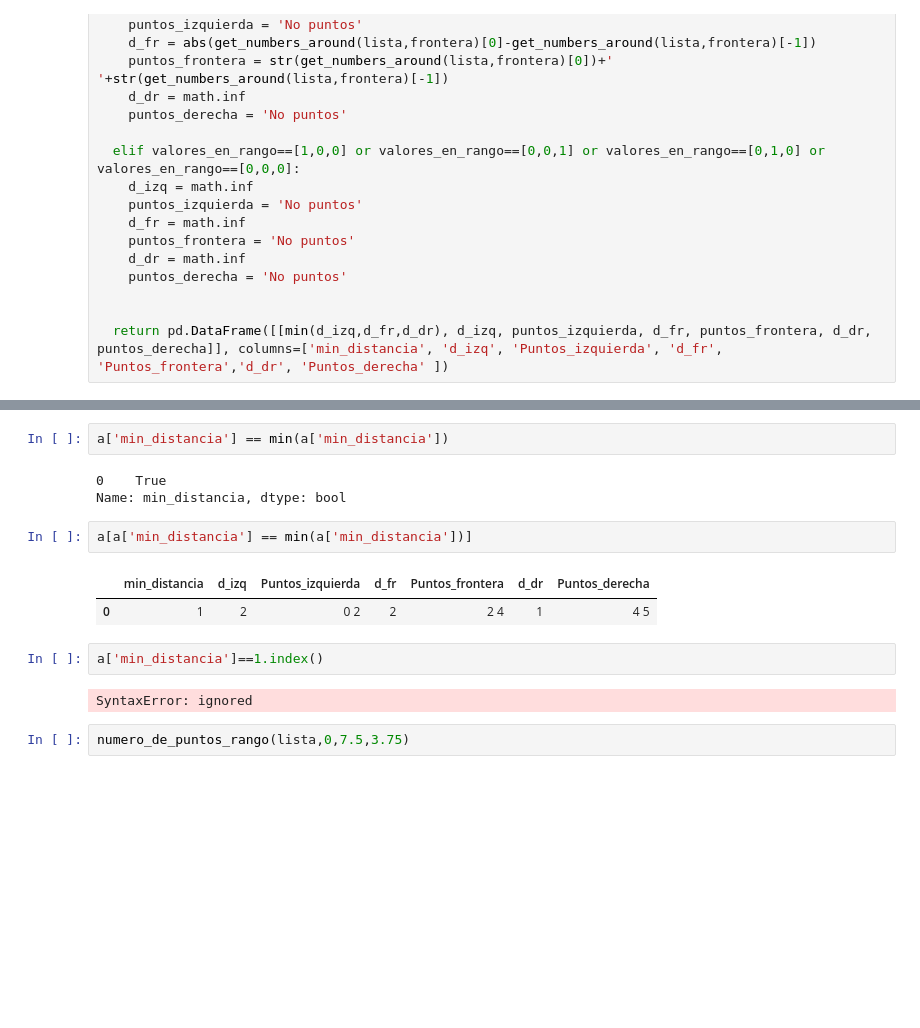
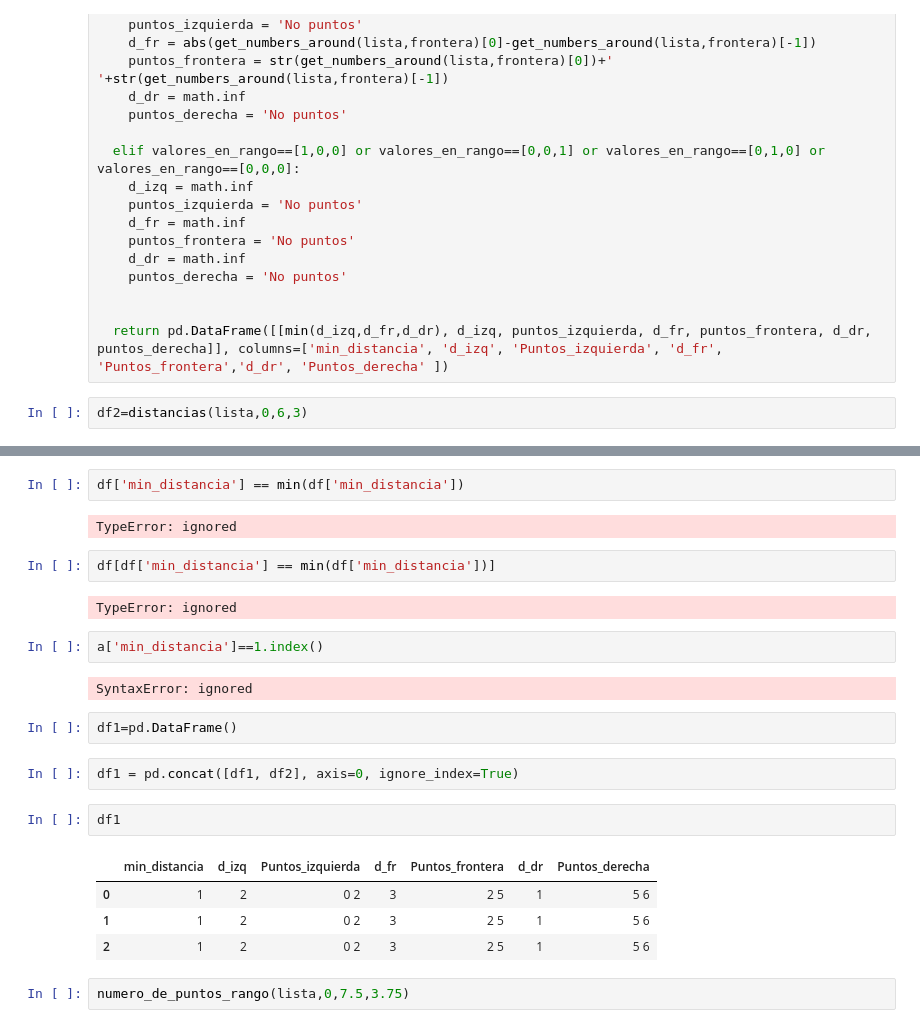
Before and after one commit to DanielAguileraGarcia1991/03MAIR---Algoritmos-de-Optimizacion---2019, a Jupyter notebook: Daniel_Aguilera_Garcia_AG1.ipynb, the cells around one changed output, grey strips where cells are left out. Cells and saved outputs as stored; diff of their text form; blank space fills up the shorter version.

```diff
--- a/Daniel_Aguilera_Garcia_AG1.ipynb
+++ b/Daniel_Aguilera_Garcia_AG1.ipynb
@@ -416,3 +416,5 @@ def distancias(lista,limite_izq,limite_dr,frontera):
 
 
   return pd.DataFrame([[min(d_izq,d_fr,d_dr), d_izq, puntos_izquierda, d_fr, puntos_frontera, d_dr, puntos_derecha]], columns=['min_distancia', 'd_izq', 'Puntos_izquierda', 'd_fr', 'Puntos_frontera','d_dr', 'Puntos_derecha' ])
+# %%
+df2=distancias(lista,0,6,3)
@@ -444,17 +449,26 @@ divide_y_venceras(np.sort(lista),lista[0],lista[-1])
 # %%
-a['min_distancia'] == min(a['min_distancia'])
+df['min_distancia'] == min(df['min_distancia'])
 # %% [output]
-0    True
-Name: min_distancia, dtype: bool
+TypeError: ignored
 # %%
-a[a['min_distancia'] == min(a['min_distancia'])]
+df[df['min_distancia'] == min(df['min_distancia'])]
 # %% [output]
-|  | min_distancia | d_izq | Puntos_izquierda | d_fr | Puntos_frontera | d_dr | Puntos_derecha |
-| 0 | 1 | 2 | 0 2 | 2 | 2 4 | 1 | 4 5 |
+TypeError: ignored
 # %%
 a['min_distancia']==1.index()
 # %% [output]
 SyntaxError: ignored
+# %%
+df1=pd.DataFrame()
+# %%
+df1 = pd.concat([df1, df2], axis=0, ignore_index=True)
+# %%
+df1
+# %% [output]
+|  | min_distancia | d_izq | Puntos_izquierda | d_fr | Puntos_frontera | d_dr | Puntos_derecha |
+| 0 | 1 | 2 | 0 2 | 3 | 2 5 | 1 | 5 6 |
+| 1 | 1 | 2 | 0 2 | 3 | 2 5 | 1 | 5 6 |
+| 2 | 1 | 2 | 0 2 | 3 | 2 5 | 1 | 5 6 |
 # %%
 numero_de_puntos_rango(lista,0,7.5,3.75)
 # %% [output]
```
Also changed, not shown: parts of 6 cells of this notebook.
